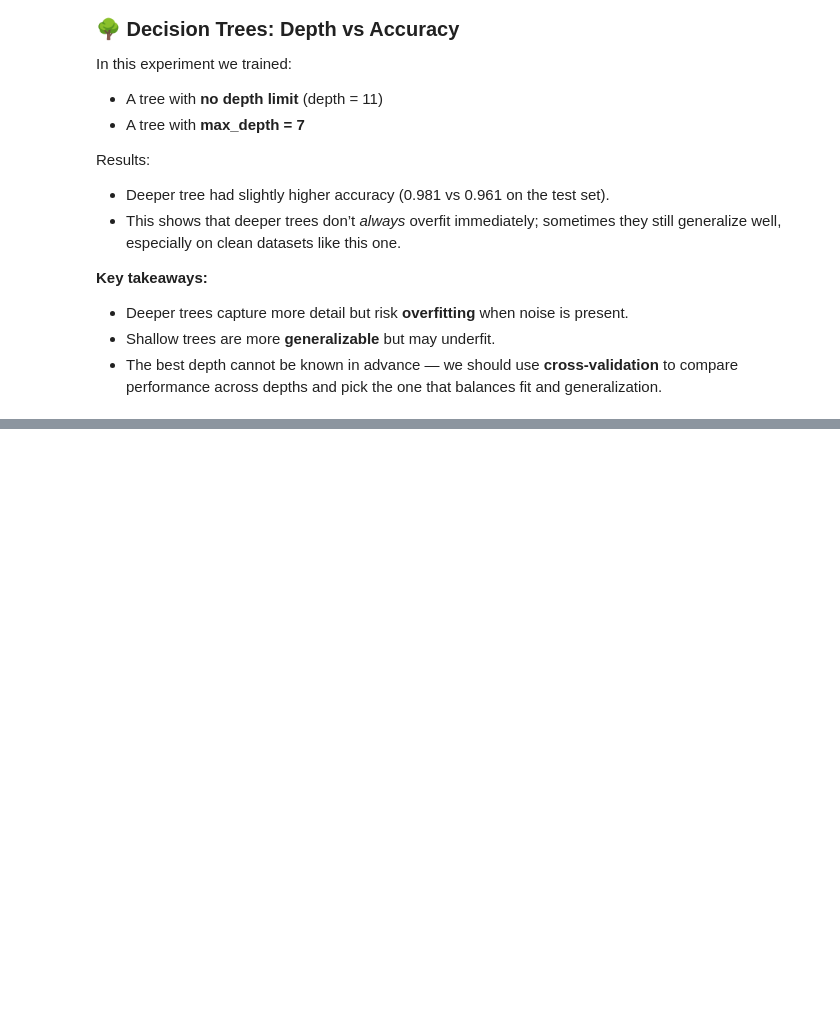
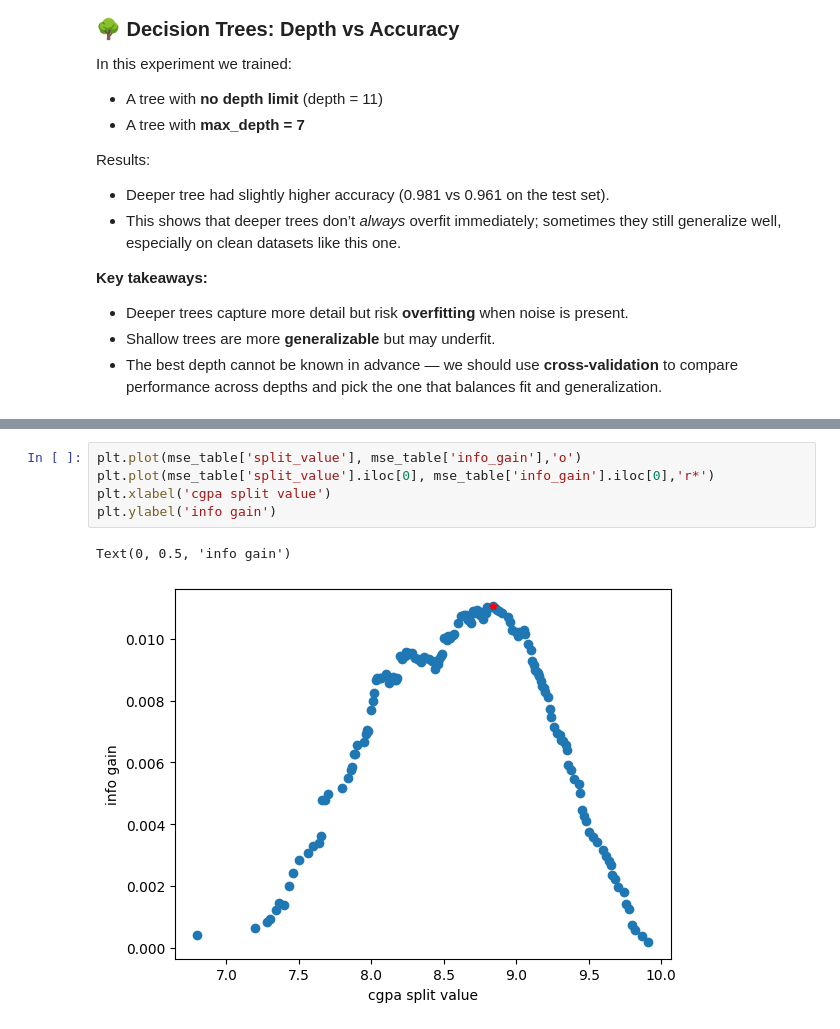
Before and after one commit to antoninolm/ml_theory, a Jupyter notebook: decision_trees_basics/decision_trees_project.ipynb, the cells around one changed output, grey strips where cells are left out. Drawn from its saved outputs; the diff is of its cells as text; blank space fills up the shorter version.

```diff
--- a/decision_trees_basics/decision_trees_project.ipynb
+++ b/decision_trees_basics/decision_trees_project.ipynb
@@ -850,0 +1192,8 @@ Results:
+# %%
+plt.plot(mse_table['split_value'], mse_table['info_gain'],'o')
+plt.plot(mse_table['split_value'].iloc[0], mse_table['info_gain'].iloc[0],'r*')
+plt.xlabel('cgpa split value')
+plt.ylabel('info gain')
+# %% [output]
+Text(0, 0.5, 'info gain')
+[figure, added]
```
Also changed, not shown: parts of 42 cells of this notebook, 2 other files.
